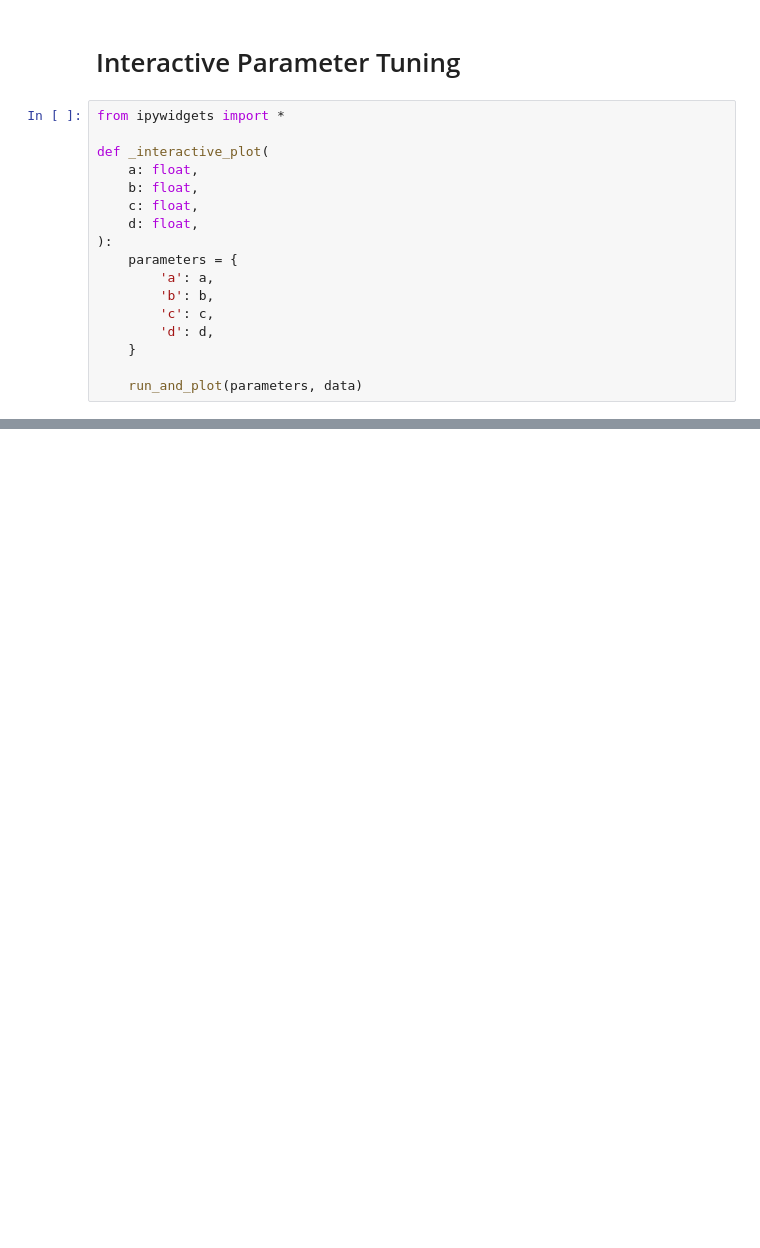
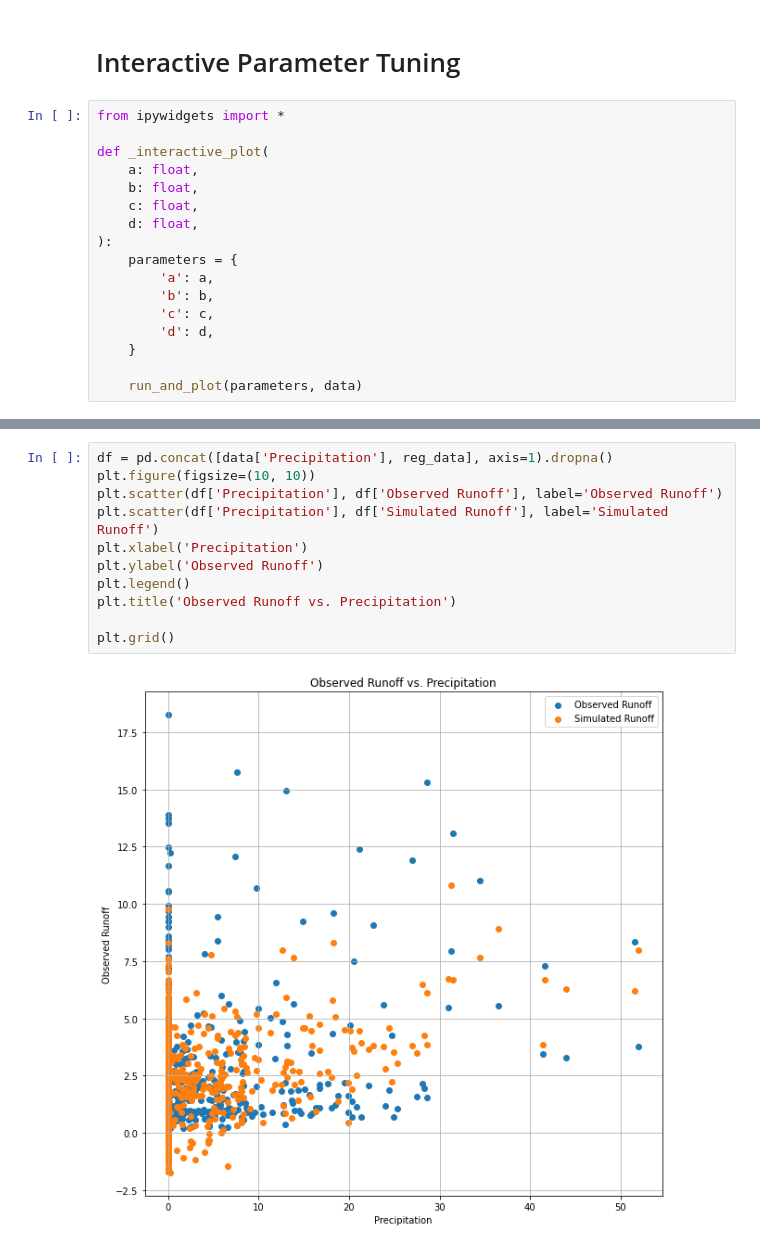
Before and after one commit to grey-nearing/ABCD-Hydrology-Model, a Jupyter notebook: ABCD Model Sandbox.ipynb, the cells around one changed output, grey strips where cells are left out. Cells and saved outputs as stored; diff of their text form; blank space fills up the shorter version.

```diff
--- a/ABCD Model Sandbox.ipynb
+++ b/ABCD Model Sandbox.ipynb
@@ -314,0 +434,13 @@ regression_train_and_plot(data)
+# %%
+df = pd.concat([data['Precipitation'], reg_data], axis=1).dropna()
+plt.figure(figsize=(10, 10))
+plt.scatter(df['Precipitation'], df['Observed Runoff'], label='Observed Runoff')
+plt.scatter(df['Precipitation'], df['Simulated Runoff'], label='Simulated Runoff')
+plt.xlabel('Precipitation')
+plt.ylabel('Observed Runoff')
+plt.legend()
+plt.title('Observed Runoff vs. Precipitation')
+
+plt.grid()
+# %% [output]
+[figure, added]
```
Also changed, not shown: parts of 21 cells of this notebook.
